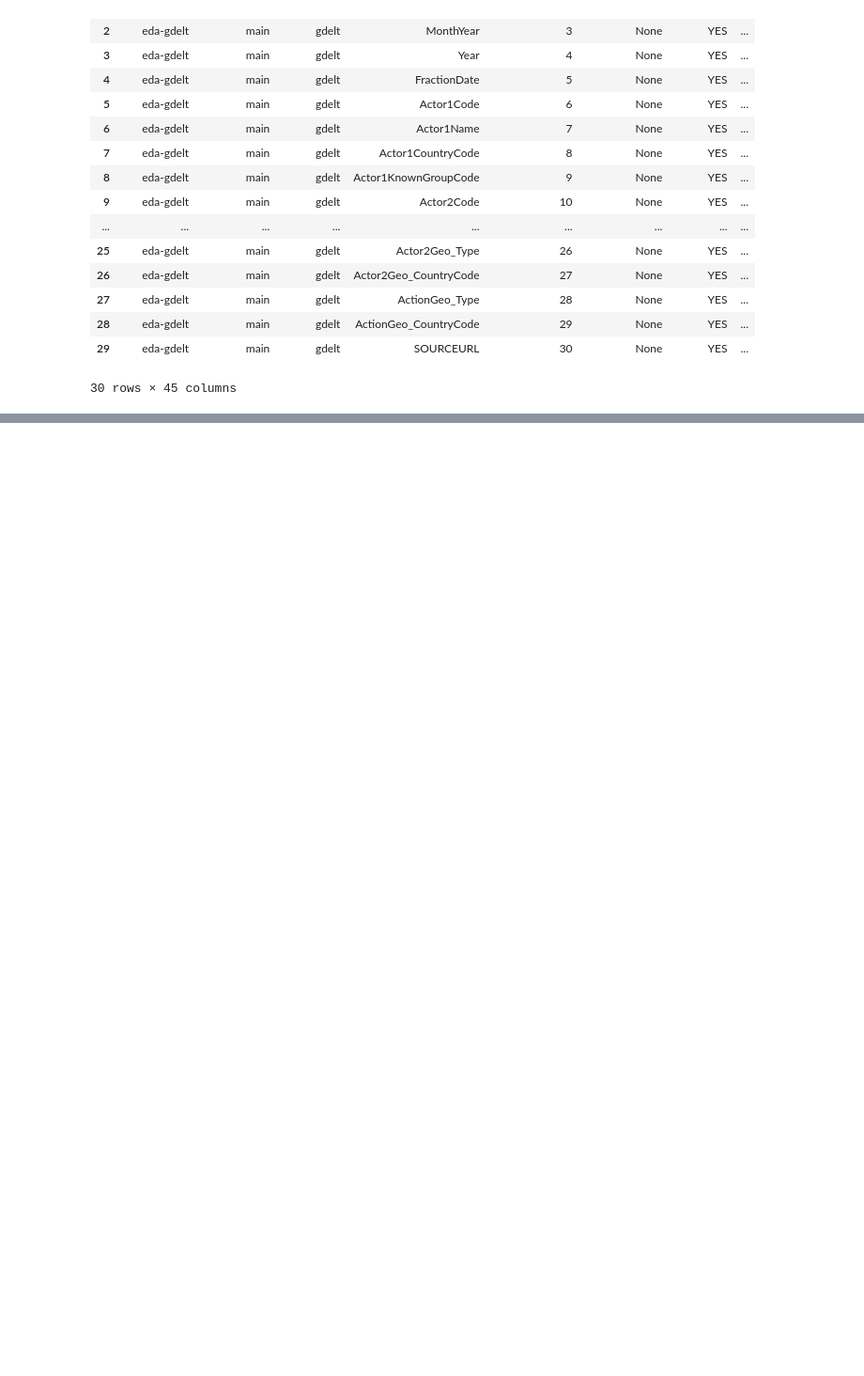
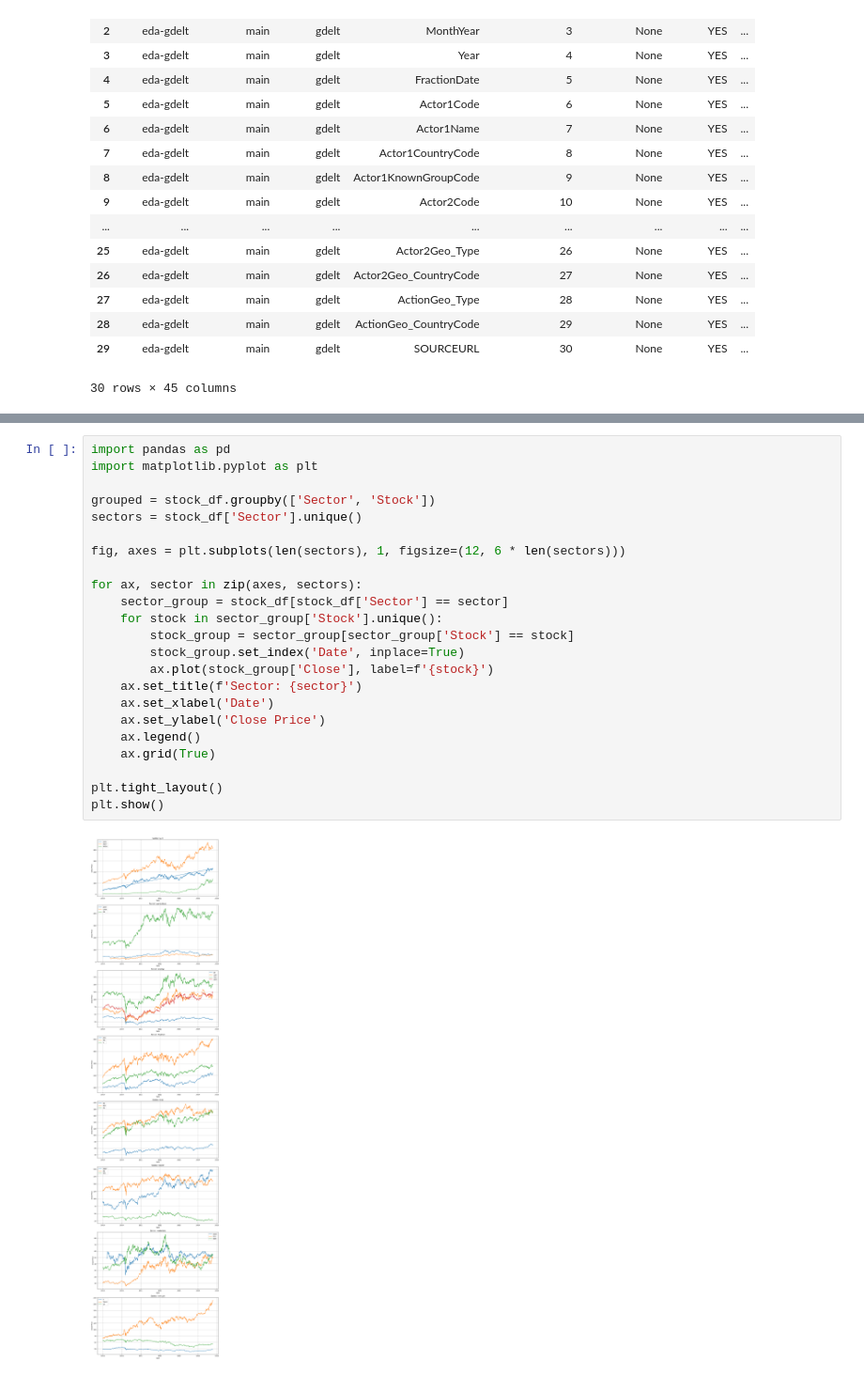
Before and after one commit to cs-muic/dm-2024-t1-pj-eda-honeybadgerlover645, a Jupyter notebook: eda-project.ipynb, the cells around one changed output, grey strips where cells are left out. Shown at 94% size. Drawn from its saved outputs; the diff is of its cells as text; blank space fills up the shorter version.

```diff
--- a/eda-project.ipynb
+++ b/eda-project.ipynb
@@ -643,0 +777,25 @@ where TABLE_NAME='gdelt'
+# %%
+import pandas as pd
+import matplotlib.pyplot as plt
+
+grouped = stock_df.groupby(['Sector', 'Stock'])
+sectors = stock_df['Sector'].unique()
+
+fig, axes = plt.subplots(len(sectors), 1, figsize=(12, 6 * len(sectors)))
+
+for ax, sector in zip(axes, sectors):
+    sector_group = stock_df[stock_df['Sector'] == sector]
+    for stock in sector_group['Stock'].unique():
+        stock_group = sector_group[sector_group['Stock'] == stock]
+        stock_group.set_index('Date', inplace=True)
+        ax.plot(stock_group['Close'], label=f'{stock}')
+    ax.set_title(f'Sector: {sector}')
+    ax.set_xlabel('Date')
+    ax.set_ylabel('Close Price')
+    ax.legend()
+    ax.grid(True)
+
+plt.tight_layout()
+plt.show()
+# %% [output]
+[figure, added]
```
Also changed, not shown: parts of 12 cells of this notebook, 3 other files.
